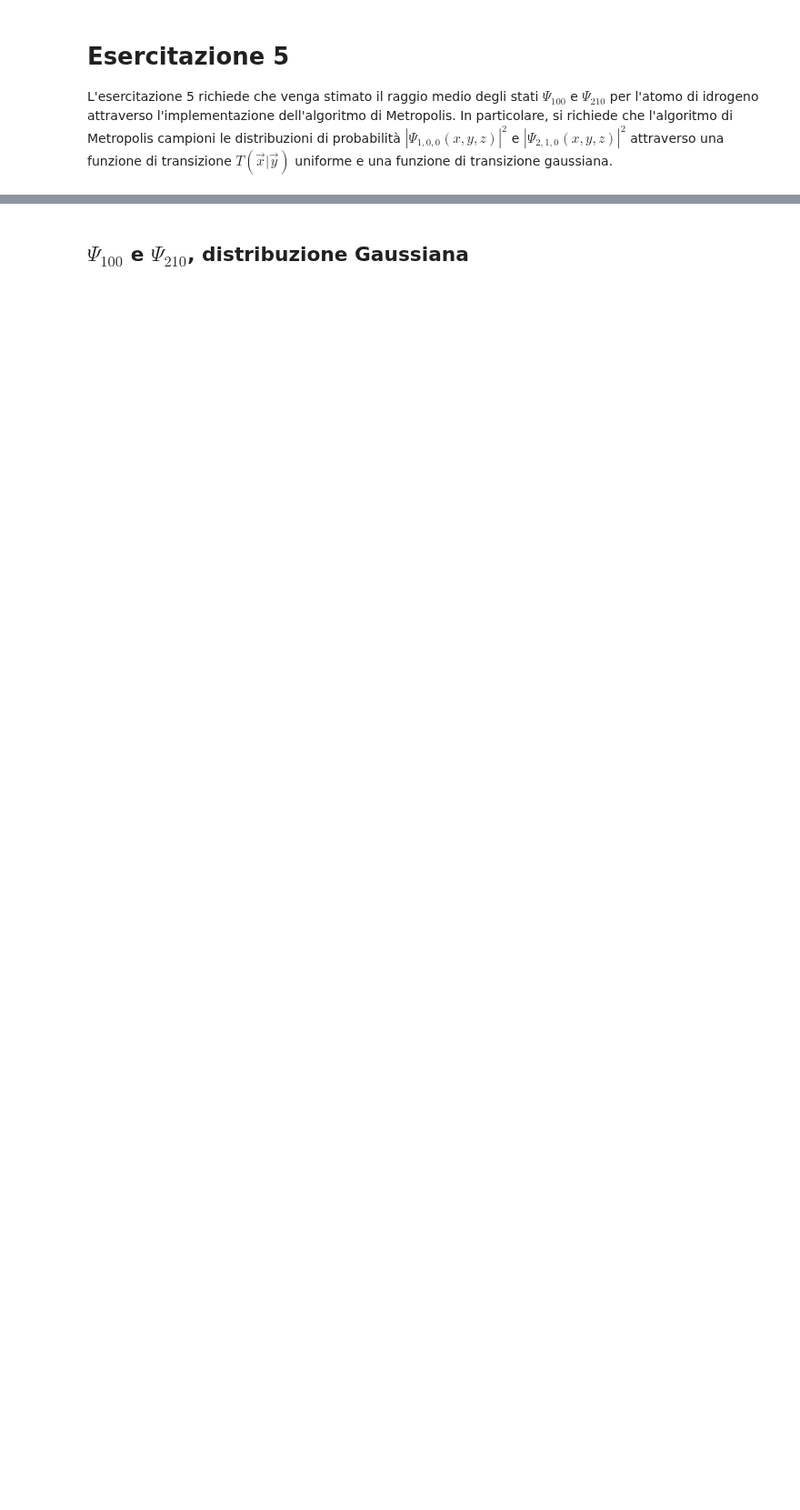
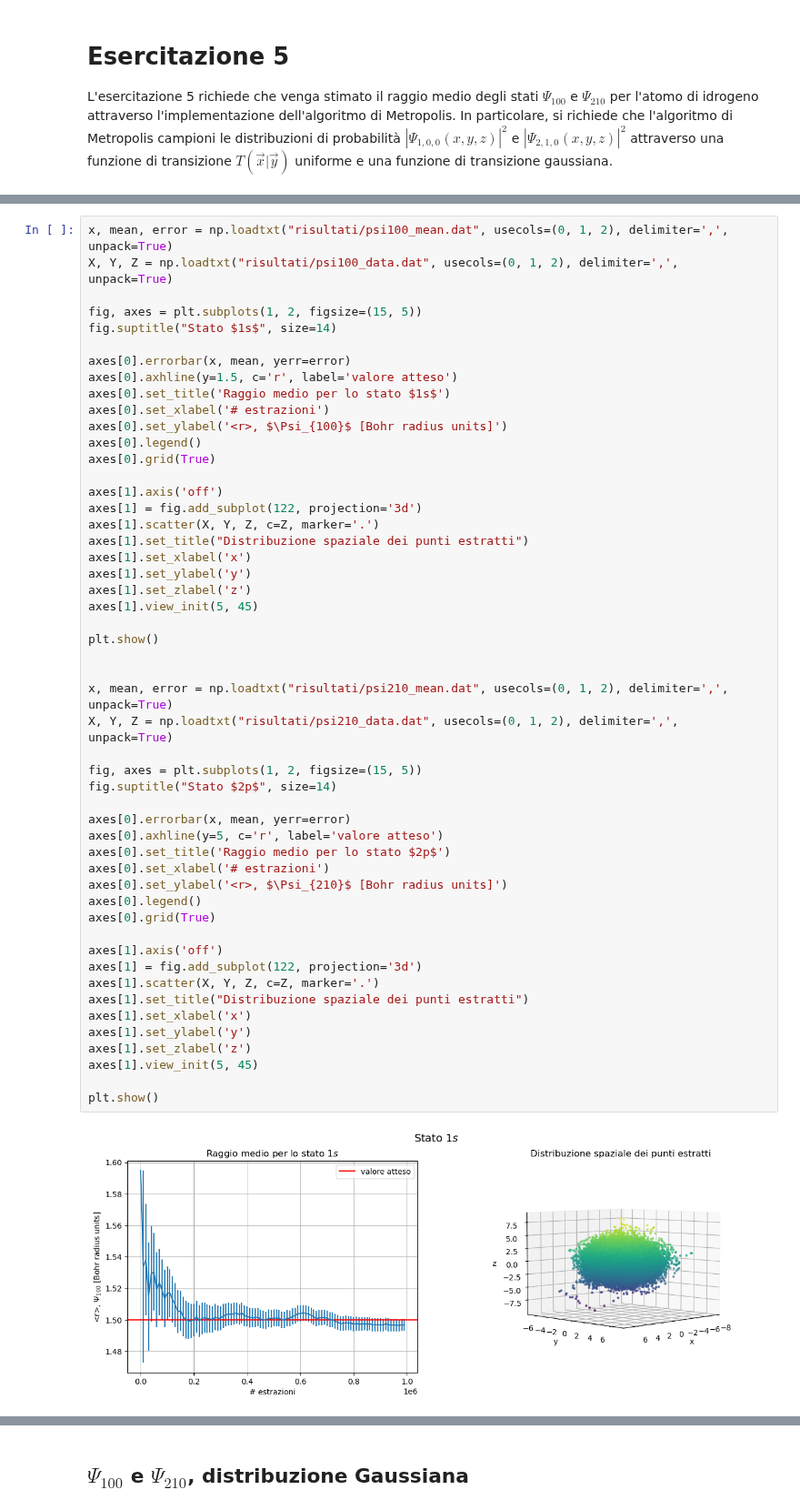
Before and after one commit to paolo-magnani/Esercizi_LSN, a Jupyter notebook: Es05/Paolo_Magnani_Esercitazione_5.ipynb, the cells around one changed output, grey strips where cells are left out. Shown at 91% size. Cells and saved outputs as stored; diff of their text form; blank space fills up the shorter version.

```diff
--- a/Es05/Paolo_Magnani_Esercitazione_5.ipynb
+++ b/Es05/Paolo_Magnani_Esercitazione_5.ipynb
@@ -58,0 +13,53 @@ plt.show()
+# %%
+x, mean, error = np.loadtxt("risultati/psi100_mean.dat", usecols=(0, 1, 2), delimiter=',', unpack=True)
+X, Y, Z = np.loadtxt("risultati/psi100_data.dat", usecols=(0, 1, 2), delimiter=',', unpack=True)
+
+fig, axes = plt.subplots(1, 2, figsize=(15, 5))
+fig.suptitle("Stato $1s$", size=14)
+
+axes[0].errorbar(x, mean, yerr=error)
+axes[0].axhline(y=1.5, c='r', label='valore atteso')
+axes[0].set_title('Raggio medio per lo stato $1s$')
+axes[0].set_xlabel('# estrazioni')
+axes[0].set_ylabel('<r>, $\Psi_{100}$ [Bohr radius units]')
+axes[0].legend()
+axes[0].grid(True)
+
+axes[1].axis('off')
+axes[1] = fig.add_subplot(122, projection='3d')
+axes[1].scatter(X, Y, Z, c=Z, marker='.')
+axes[1].set_title("Distribuzione spaziale dei punti estratti")
+axes[1].set_xlabel('x')
+axes[1].set_ylabel('y')
+axes[1].set_zlabel('z')
+axes[1].view_init(5, 45)
+
+plt.show()
+
+
+x, mean, error = np.loadtxt("risultati/psi210_mean.dat", usecols=(0, 1, 2), delimiter=',', unpack=True)
+X, Y, Z = np.loadtxt("risultati/psi210_data.dat", usecols=(0, 1, 2), delimiter=',', unpack=True)
+
+fig, axes = plt.subplots(1, 2, figsize=(15, 5))
+fig.suptitle("Stato $2p$", size=14)
+
+axes[0].errorbar(x, mean, yerr=error)
+axes[0].axhline(y=5, c='r', label='valore atteso')
+axes[0].set_title('Raggio medio per lo stato $2p$')
+axes[0].set_xlabel('# estrazioni')
+axes[0].set_ylabel('<r>, $\Psi_{210}$ [Bohr radius units]')
+axes[0].legend()
+axes[0].grid(True)
+
+axes[1].axis('off')
+axes[1] = fig.add_subplot(122, projection='3d')
+axes[1].scatter(X, Y, Z, c=Z, marker='.')
+axes[1].set_title("Distribuzione spaziale dei punti estratti")
+axes[1].set_xlabel('x')
+axes[1].set_ylabel('y')
+axes[1].set_zlabel('z')
+axes[1].view_init(5, 45)
+
+plt.show()
+# %% [output]
+[figure, added]
```
Also changed, not shown: parts of 9 cells of this notebook, 1 other file.
